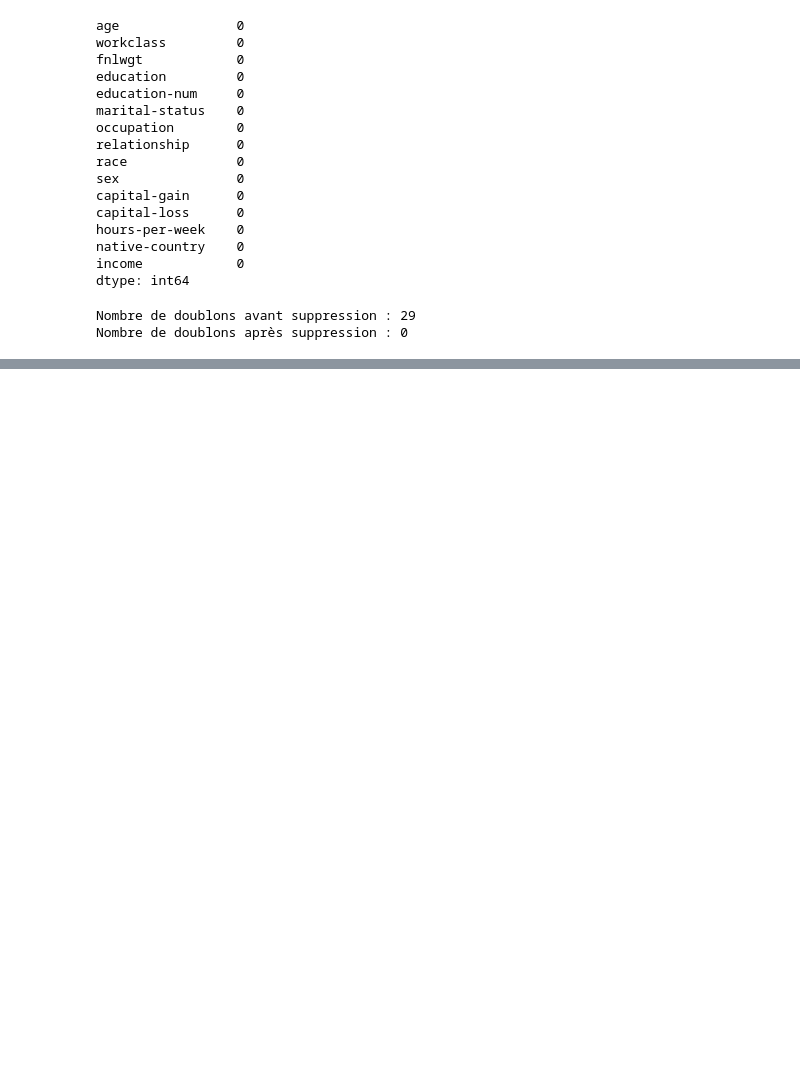
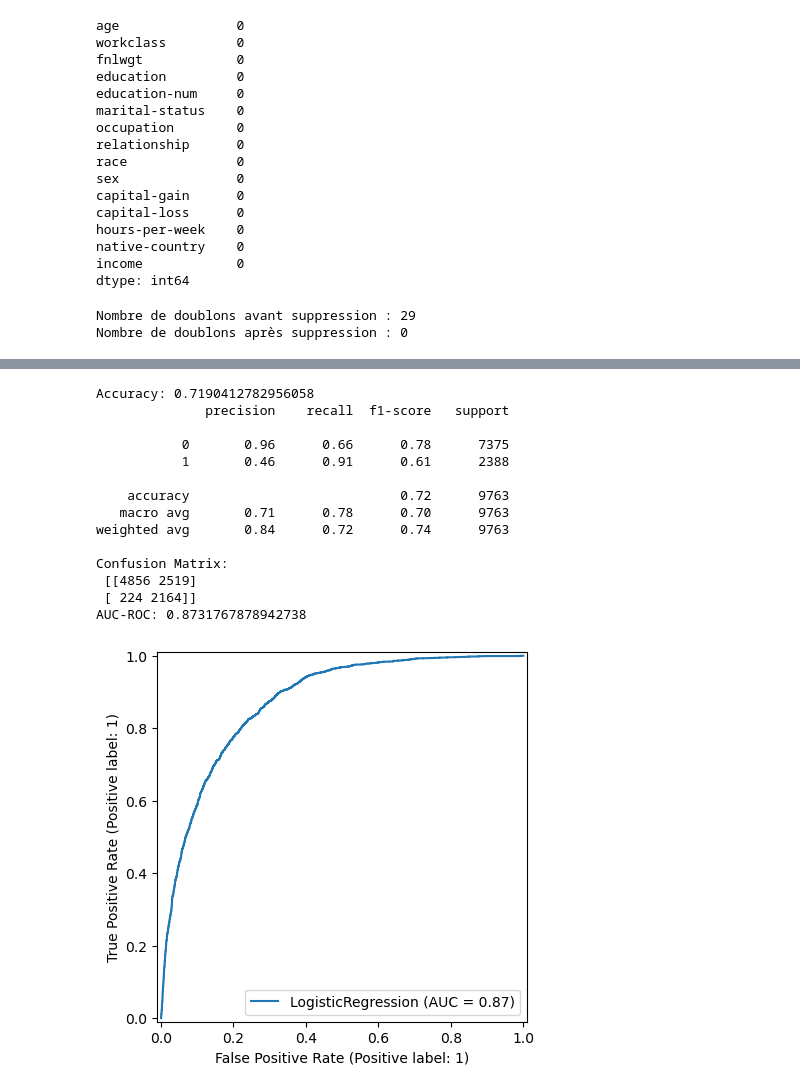
Before and after one commit to ChaimaChmissi/Projet_ML, a Jupyter notebook: AdultData.ipynb, the cells around one changed output, grey strips where cells are left out. Cells and saved outputs as stored; diff of their text form; code cells hidden in the pictures; blank space fills up the shorter version.

Commit message:
Evaluation

```diff
--- a/AdultData.ipynb
+++ b/AdultData.ipynb
@@ -158,6 +158,3 @@ print(f"Nombre de doublons après suppression : {df.duplicated().sum()}")
 # %% [output]
 Nombre de doublons avant suppression : 29
 Nombre de doublons après suppression : 0
-# %%
-# Encoder la variable cible 'income' en binaire
-df['income'] = df['income'].apply(lambda x: 1 if '>50K' in x else 0)
@@ -303,0 +222,42 @@ plt.show()
+# %%
+# Evaluation
+from sklearn.metrics import accuracy_score, classification_report, confusion_matrix, roc_auc_score, RocCurveDisplay
+
+# Prédictions
+y_pred = model.predict(X_test_scaled)
+
+# Accuracy
+acc = accuracy_score(y_test, y_pred)
+print("Accuracy:", acc)
+
+# Rapport complet (precision, recall, f1-score)
+print(classification_report(y_test, y_pred))
+
+# Matrice de confusion
+cm = confusion_matrix(y_test, y_pred)
+print("Confusion Matrix:\n", cm)
+
+# Si modèle binaire, calculer AUC-ROC
+if hasattr(model, "predict_proba"):
+    y_proba = model.predict_proba(X_test_scaled)[:,1]
+    auc = roc_auc_score(y_test, y_proba)
+    print("AUC-ROC:", auc)
+
+    # Afficher la courbe ROC
+    RocCurveDisplay.from_estimator(model, X_test_scaled, y_test)
+# %% [output]
+Accuracy: 0.7190412782956058
+              precision    recall  f1-score   support
+
+           0       0.96      0.66      0.78      7375
+           1       0.46      0.91      0.61      2388
+
+    accuracy                           0.72      9763
+   macro avg       0.71      0.78      0.70      9763
+weighted avg       0.84      0.72      0.74      9763
+
+Confusion Matrix:
+ [[4856 2519]
+ [ 224 2164]]
+AUC-ROC: 0.8731767878942738
+[figure, added]
```
Also changed, not shown: parts of 9 cells of this notebook.
